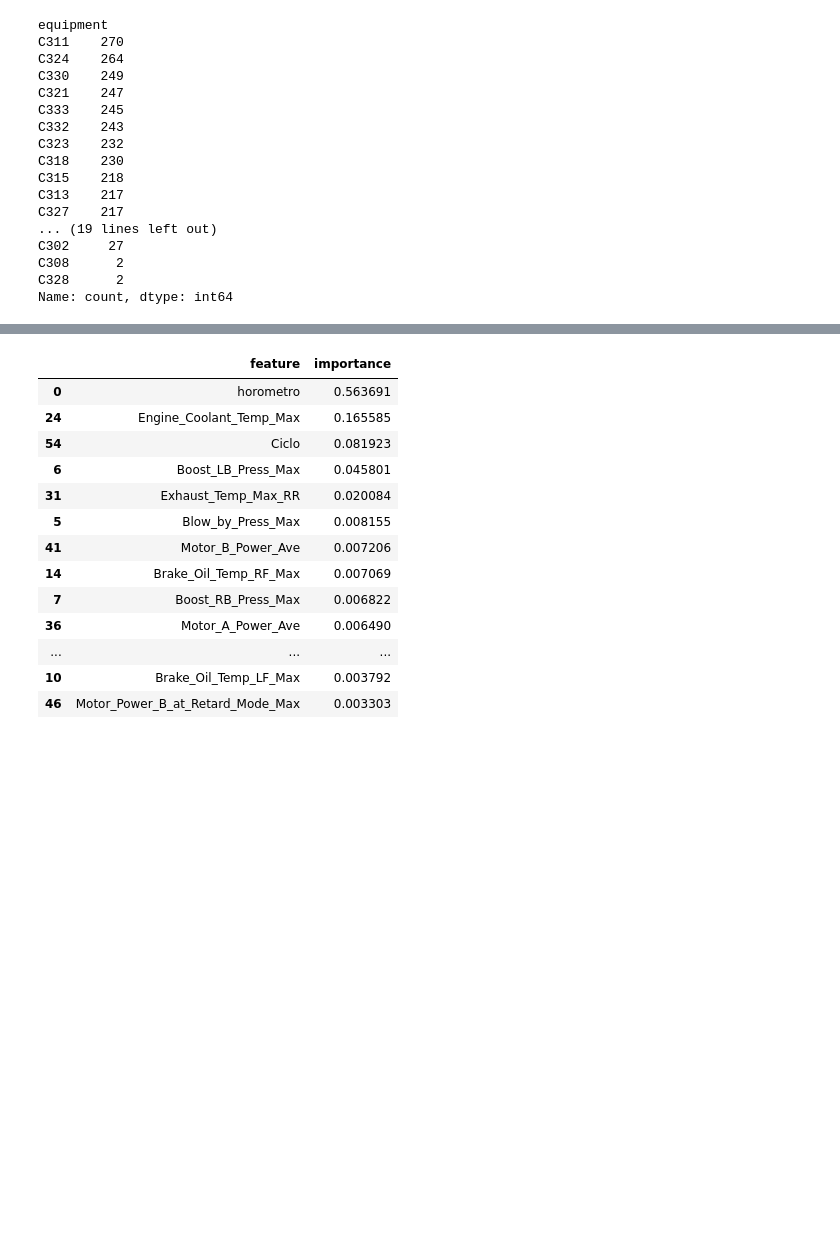
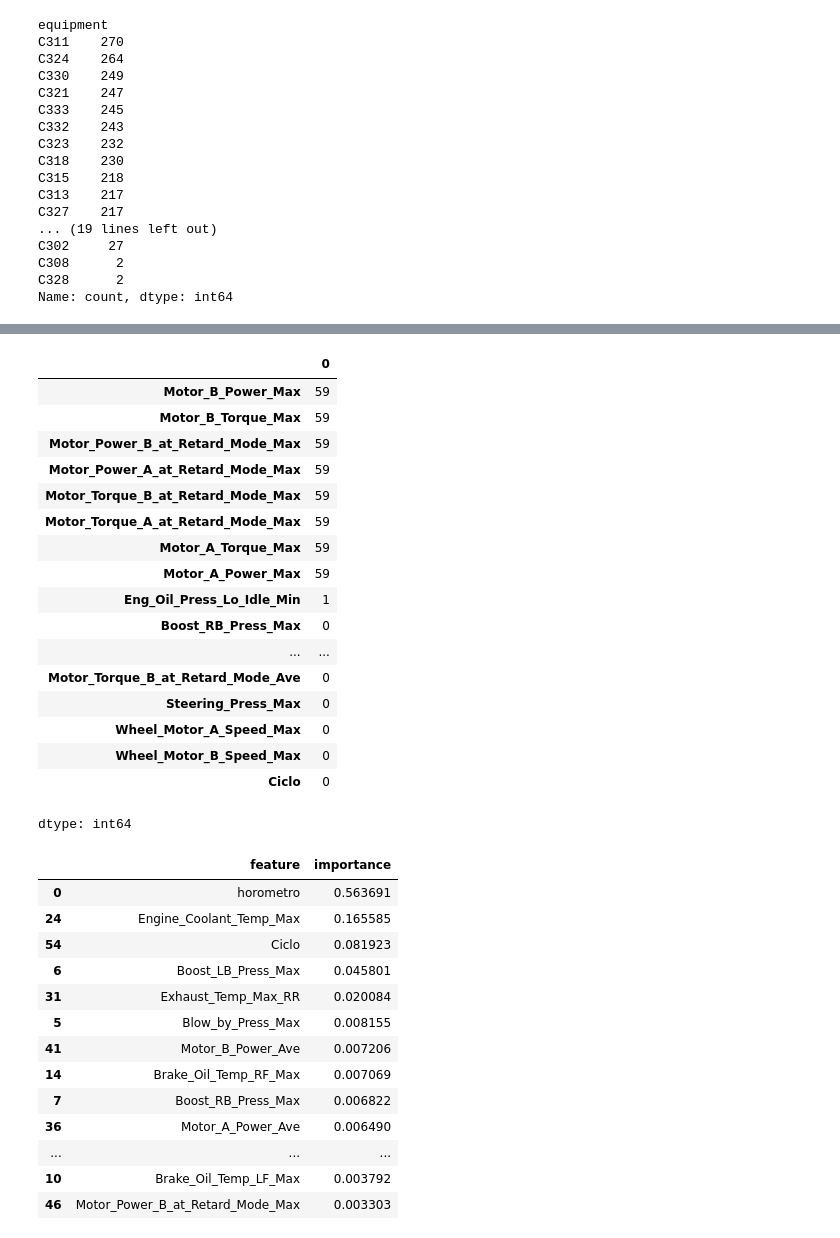
Before and after one commit to ETorresSacha/Prediccion-RULL, a Jupyter notebook: analisis_datos_reto.ipynb, the cells around one changed output, grey strips where cells are left out. Cells and saved outputs as stored; diff of their text form; code cells hidden in the pictures; blank space fills up the shorter version.

```diff
--- a/analisis_datos_reto.ipynb
+++ b/analisis_datos_reto.ipynb
@@ -126,6 +153,28 @@ data_C311.reset_index(drop=True)
 # %%
 # Reemplazar NaN por la media en ese equipo
 data_C311 = data_C311.fillna(data_C311.mean(numeric_only=True))
+# %%
+# Revisar cantidad de valores nulos por columna
+data_C311.isnull().sum().sort_values(ascending=False)
+# %% [output]
+|  | 0 |
+| Motor_B_Power_Max | 59 |
+| Motor_B_Torque_Max | 59 |
+| Motor_Power_B_at_Retard_Mode_Max | 59 |
+| Motor_Power_A_at_Retard_Mode_Max | 59 |
+| Motor_Torque_B_at_Retard_Mode_Max | 59 |
+| Motor_Torque_A_at_Retard_Mode_Max | 59 |
+| Motor_A_Torque_Max | 59 |
+| Motor_A_Power_Max | 59 |
+| Eng_Oil_Press_Lo_Idle_Min | 1 |
+| Boost_RB_Press_Max | 0 |
+| ... | ... |
+| Motor_Torque_B_at_Retard_Mode_Ave | 0 |
+| Steering_Press_Max | 0 |
+| Wheel_Motor_A_Speed_Max | 0 |
+| Wheel_Motor_B_Speed_Max | 0 |
+| Ciclo | 0 |
+dtype: int64
 # %%
 # Tratamiento de outliers
 
```
Also changed, not shown: parts of 22 cells of this notebook.
